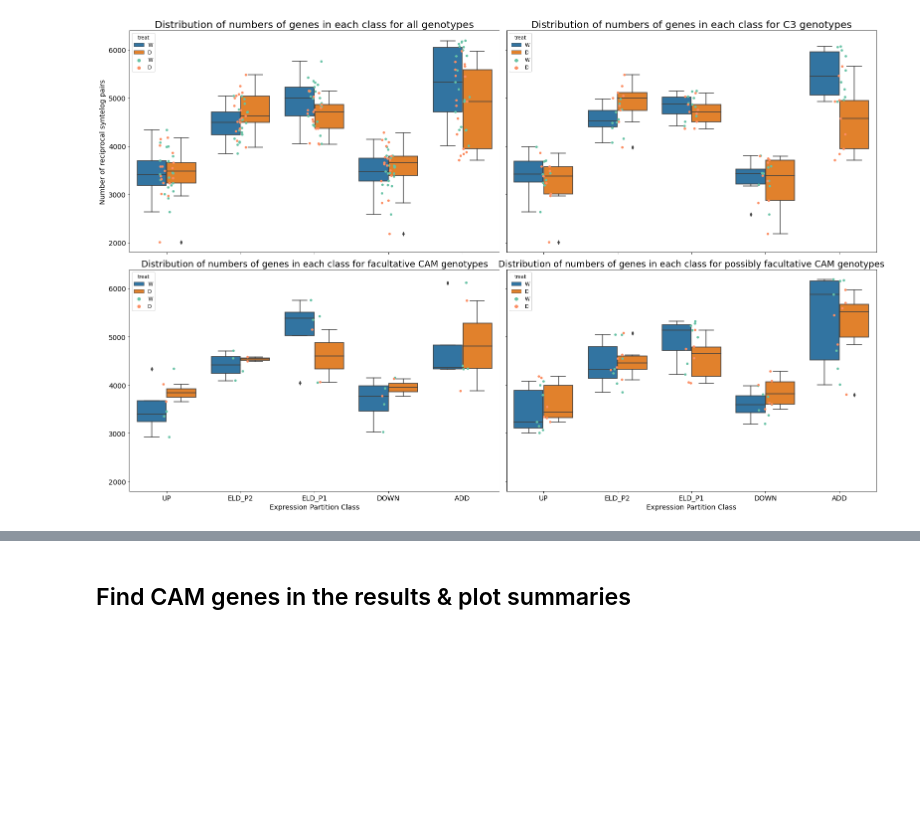
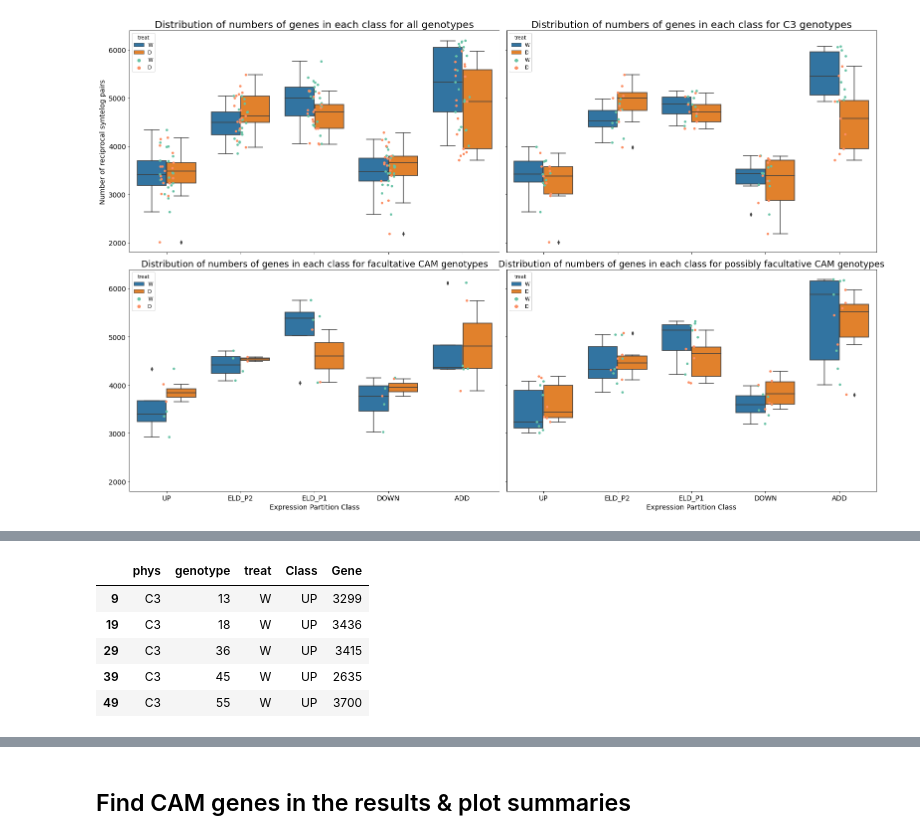
Before and after one commit to achpardo/yucca-genomics, a Jupyter notebook: differential_expression/expression_partitioning_downstream/hybridexpress_top30pct_partitioning_results.ipynb, the cells around one changed output, grey strips where cells are left out. Saved outputs shown, nothing was run; the diff lists cells and outputs as text; code cells hidden in the pictures; blank space fills up the shorter version.

```diff
--- a/differential_expression/expression_partitioning_downstream/hybridexpress_top30pct_partitioning_results.ipynb
+++ b/differential_expression/expression_partitioning_downstream/hybridexpress_top30pct_partitioning_results.ipynb
@@ -141,0 +214,9 @@ plt.savefig("./top30pct_figures/top30_boxplots_ngenes_byclass.svg",dpi=200,bbox_
+# %%
+classcounts.head()
+# %% [output]
+|  | phys | genotype | treat | Class | Gene |
+| 9 | C3 | 13 | W | UP | 3299 |
+| 19 | C3 | 18 | W | UP | 3436 |
+| 29 | C3 | 36 | W | UP | 3415 |
+| 39 | C3 | 45 | W | UP | 2635 |
+| 49 | C3 | 55 | W | UP | 3700 |
```
Also changed, not shown: parts of 9 cells of this notebook, 1 other file.
